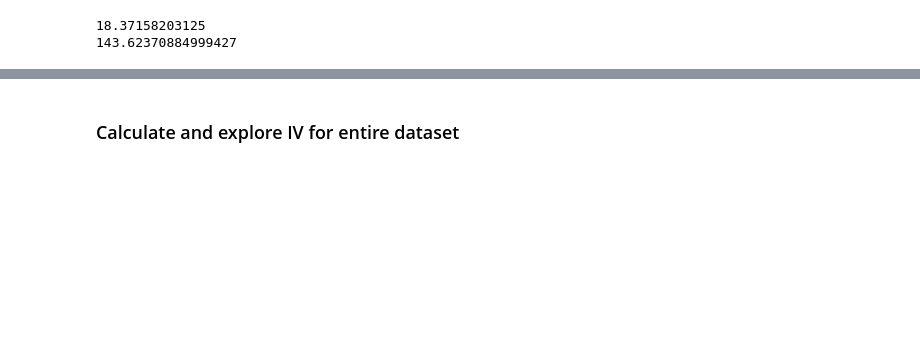
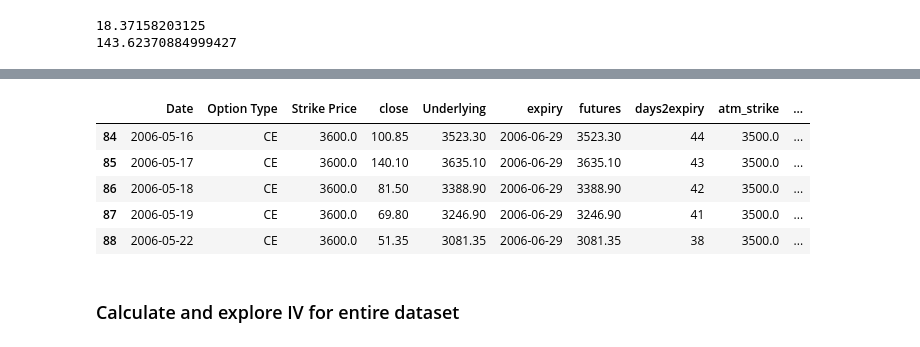
Before and after one commit to gurdeep101/fattailgain, a Jupyter notebook: nifty_option_eda/code/nse_option_eda.ipynb, the cells around one changed output, grey strips where cells are left out. Saved outputs shown, nothing was run; the diff lists cells and outputs as text; code cells hidden in the pictures; blank space fills up the shorter version.

```diff
--- a/nifty_option_eda/code/nse_option_eda.ipynb
+++ b/nifty_option_eda/code/nse_option_eda.ipynb
@@ -236,0 +213,7 @@ Name: Option Type, dtype: int64
+# %%
+# create test df for call options
+test_call = option2[option2['Option Type'] == 'CE'].head(30)
+print(test_call.shape)
+print(test_call.dtypes)
+print(test_call['Option Type'].value_counts())
+test_call.head(3)
@@ -301,2 +311,21 @@ See the caveats in the documentation: http://pandas.pydata.org/pandas-docs/stabl
+# %%
+def call_iv(df):
+    # function to calculate IV of call option
+    try:
+        # underlying, strike, interest, days to expiry, volatility
+        return mibian.BS([df['futures'], df['Strike Price'], 0, df['days2expiry']], callPrice = df['close']).impliedVolatility
+    except:
+        return np.nan
+# %%
+# test the function on sample; apply to larger if it works
+test_call['call_iv'] = test_call.apply(call_iv, axis = 1)
+test_call.tail()
+# %% [output]
+|  | Date | Option Type | Strike Price | close | Underlying | expiry | futures | days2expiry | atm_strike | ... |
+| 84 | 2006-05-16 | CE | 3600.0 | 100.85 | 3523.30 | 2006-06-29 | 3523.30 | 44 | 3500.0 | ... |
+| 85 | 2006-05-17 | CE | 3600.0 | 140.10 | 3635.10 | 2006-06-29 | 3635.10 | 43 | 3500.0 | ... |
+| 86 | 2006-05-18 | CE | 3600.0 | 81.50 | 3388.90 | 2006-06-29 | 3388.90 | 42 | 3500.0 | ... |
+| 87 | 2006-05-19 | CE | 3600.0 | 69.80 | 3246.90 | 2006-06-29 | 3246.90 | 41 | 3500.0 | ... |
+| 88 | 2006-05-22 | CE | 3600.0 | 51.35 | 3081.35 | 2006-06-29 | 3081.35 | 38 | 3500.0 | ... |
 # %% [markdown]
 ### Calculate and explore IV for entire dataset
```
Also changed, not shown: parts of 15 cells of this notebook.
